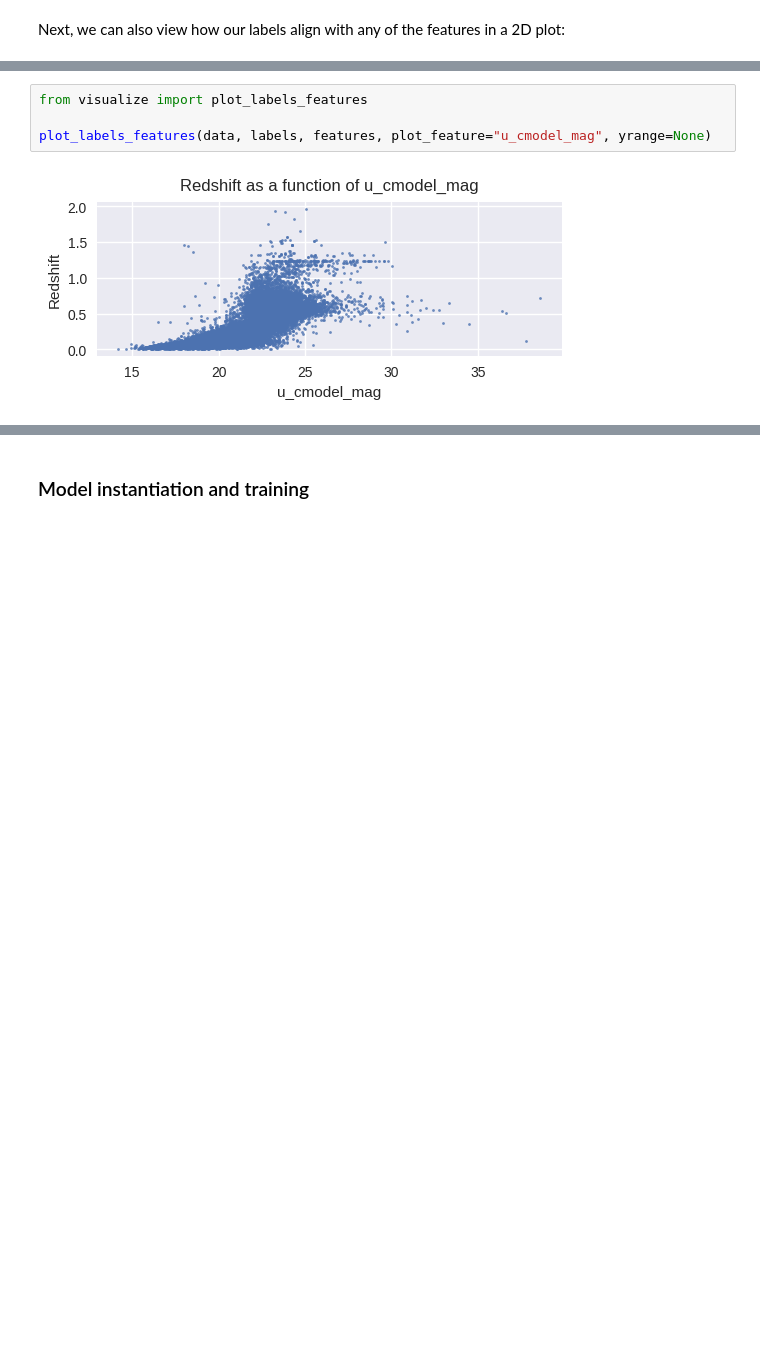
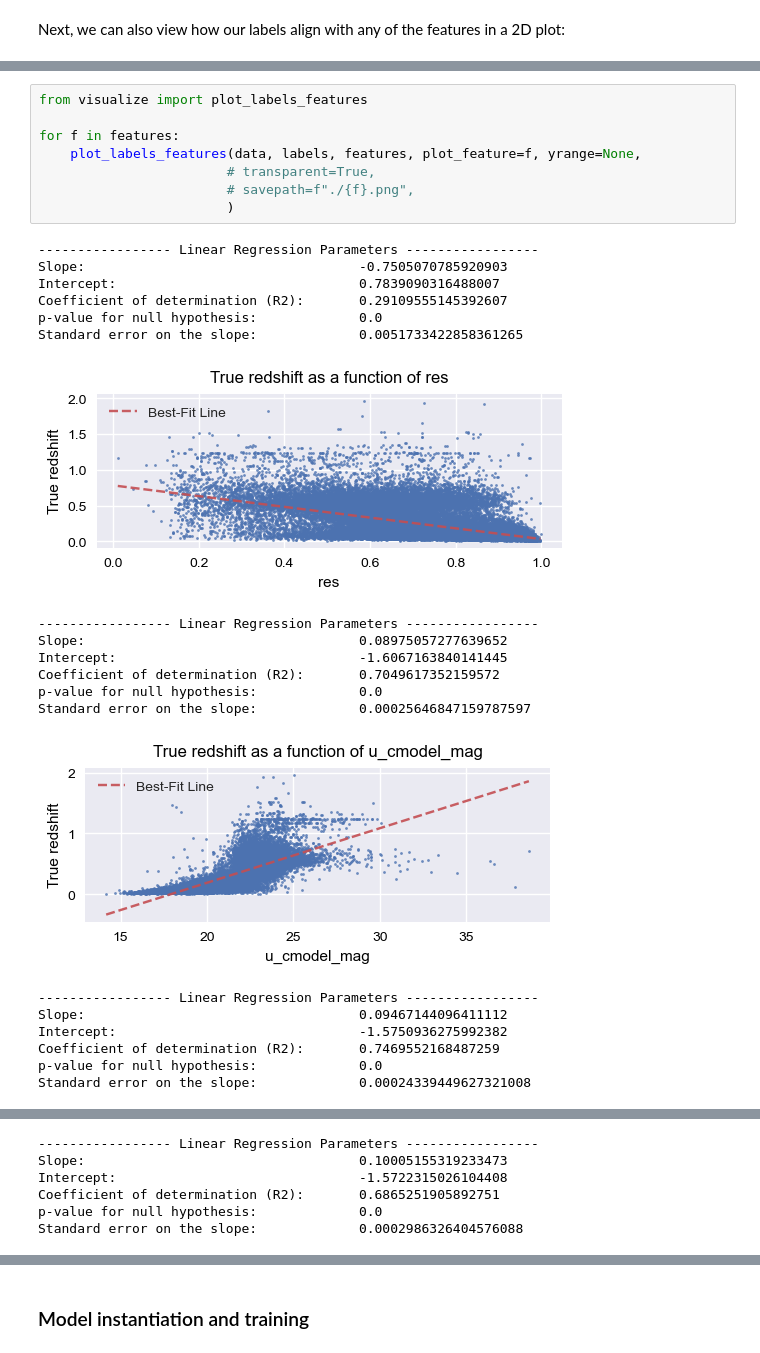
Before and after one commit to baron-de-montblanc/PHYS2550-Final-Project, a Jupyter notebook: workbook_FCNN.ipynb, the cells around one changed output, grey strips where cells are left out. Saved outputs shown, nothing was run; the diff lists cells and outputs as text; blank space fills up the shorter version.

Commit message:
added some plots of features vs redshift

```diff
--- a/workbook_FCNN.ipynb
+++ b/workbook_FCNN.ipynb
@@ -60,6 +55,29 @@ Next, we can also view how our labels align with any of the features in a 2D plo
 # %%
 from visualize import plot_labels_features
 
-plot_labels_features(data, labels, features, plot_feature="u_cmodel_mag", yrange=None)
+for f in features:
+    plot_labels_features(data, labels, features, plot_feature=f, yrange=None,
+                        # transparent=True,
+                        # savepath=f"./{f}.png",
+                        )
 # %% [output]
+----------------- Linear Regression Parameters -----------------
+Slope:                                   -0.7505070785920903
+Intercept:                               0.7839090316488007
+Coefficient of determination (R2):       0.29109555145392607
+p-value for null hypothesis:             0.0
+Standard error on the slope:             0.0051733422858361265
-[figure, old version]
+[figure, new version]
+----------------- Linear Regression Parameters -----------------
+Slope:                                   0.08975057277639652
+Intercept:                               -1.6067163840141445
+Coefficient of determination (R2):       0.7049617352159572
+p-value for null hypothesis:             0.0
+Standard error on the slope:             0.00025646847159787597
+[figure, added]
+----------------- Linear Regression Parameters -----------------
+Slope:                                   0.09467144096411112
+Intercept:                               -1.5750936275992382
+Coefficient of determination (R2):       0.7469552168487259
+p-value for null hypothesis:             0.0
+Standard error on the slope:             0.00024339449627321008
@@ -65,0 +85,6 @@ plot_labels_features(data, labels, features, plot_feature="u_cmodel_mag", yrange
+----------------- Linear Regression Parameters -----------------
+Slope:                                   0.10005155319233473
+Intercept:                               -1.5722315026104408
+Coefficient of determination (R2):       0.6865251905892751
+p-value for null hypothesis:             0.0
+Standard error on the slope:             0.0002986326404576088
```
Also changed, not shown: parts of 6 cells of this notebook, 3 other files.
